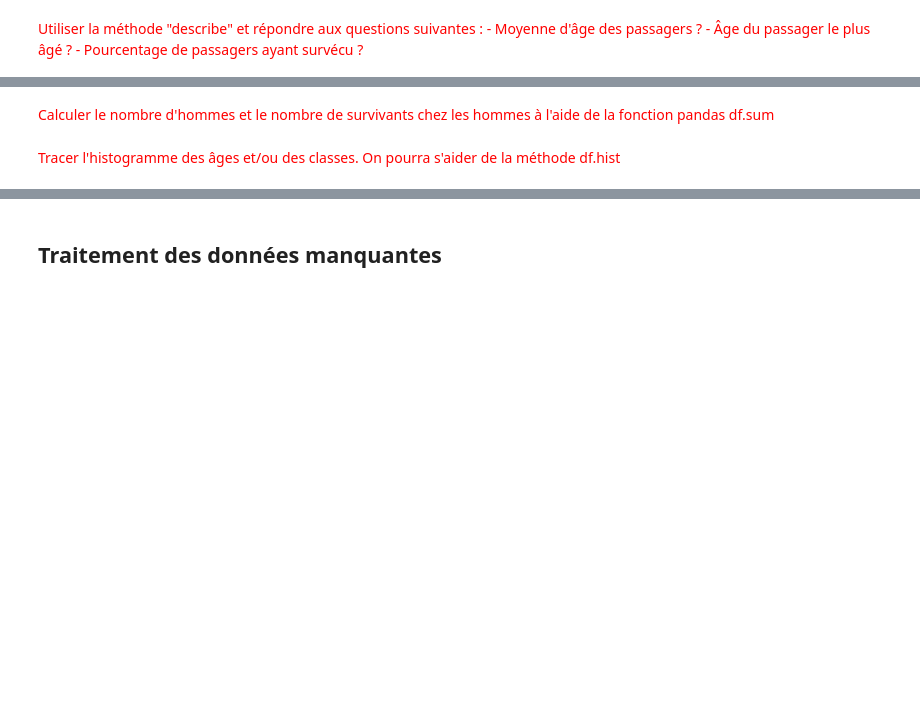
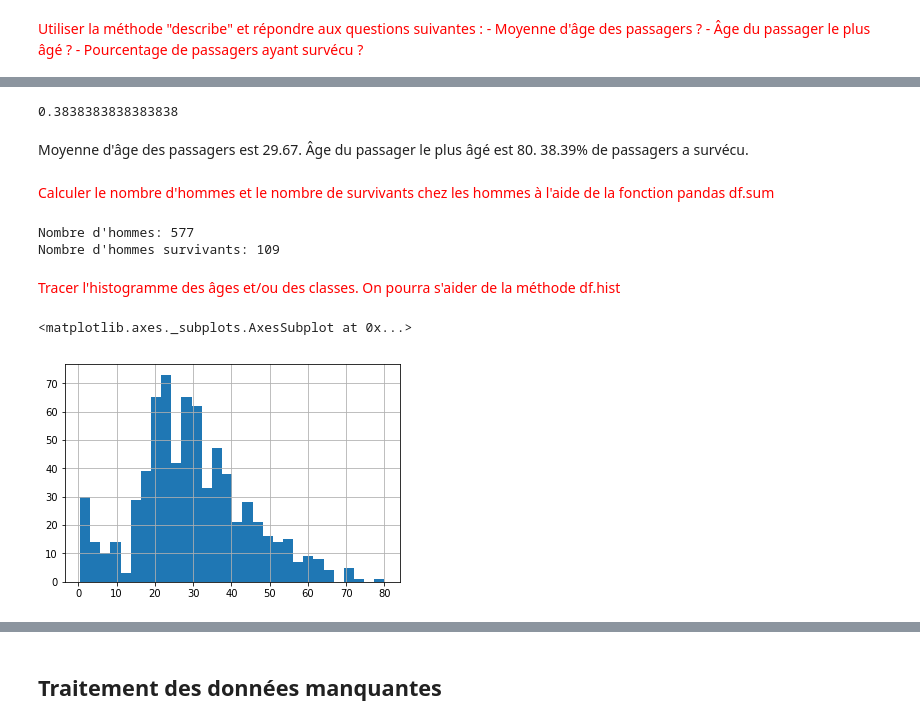
Before and after one commit to zhufangda/Telecom_Paristech-3rd_year, a Jupyter notebook: IA317-Large_Scale_Machine_Learning/TP/Homework/notebooks/1-titanic-blank.ipynb, the cells around one changed output, grey strips where cells are left out. Cells and saved outputs as stored; diff of their text form; code cells hidden in the pictures; blank space fills up the shorter version.

```diff
--- a/IA317-Large_Scale_Machine_Learning/TP/Homework/notebooks/1-titanic-blank.ipynb
+++ b/IA317-Large_Scale_Machine_Learning/TP/Homework/notebooks/1-titanic-blank.ipynb
@@ -8,7 +11,7 @@ import pandas as pd
 # %% [markdown]
 <font color="red">Charger le fichier csv 'data/titanic_train.csv' sour forme de dataframe.</font>
 # %%
-df = pd.read_csv('PATH_TO_MY_FILE')
+df = pd.read_csv('../data/titanic_train.csv')
 # %% [markdown]
 <font color='red'>
 Inspecter les données, et à l'aide de la méthode df.head, afficher les premières lignes.
@@ -23,8 +47,25 @@ Utiliser la méthode "describe" et répondre aux questions suivantes :
+# %%
+df[df.Survived == 1]['Survived'].count() /df.Survived.count()
+# %% [output]
+0.3838383838383838
+# %% [markdown]
+Moyenne d'âge des passagers est 29.67. Âge du passager le plus âgé est 80. 38.39% de passagers a survécu.
 # %% [markdown]
 <font color="red">Calculer le nombre d'hommes et le nombre de survivants chez les hommes à l'aide de la fonction pandas df.sum
 </font>
+# %%
+print("Nombre d'hommes:", (df['Sex'] == 'male').sum())
+print("Nombre d'hommes survivants:", (df[df['Survived'] == 1]['Sex'] == 'male').sum())
+# %% [output]
+Nombre d'hommes: 577
+Nombre d'hommes survivants: 109
 # %% [markdown]
 <font color="red">Tracer l'histogramme des âges et/ou des classes. On pourra s'aider de la méthode df.hist </font>
 # %%
 import matplotlib.pyplot as plt
 %matplotlib inline
+# %%
+df.Age.hist(bins = 30)
+# %% [output]
+<matplotlib.axes._subplots.AxesSubplot at 0x...>
+[figure, added]
```
Also changed, not shown: parts of 24 cells of this notebook.
